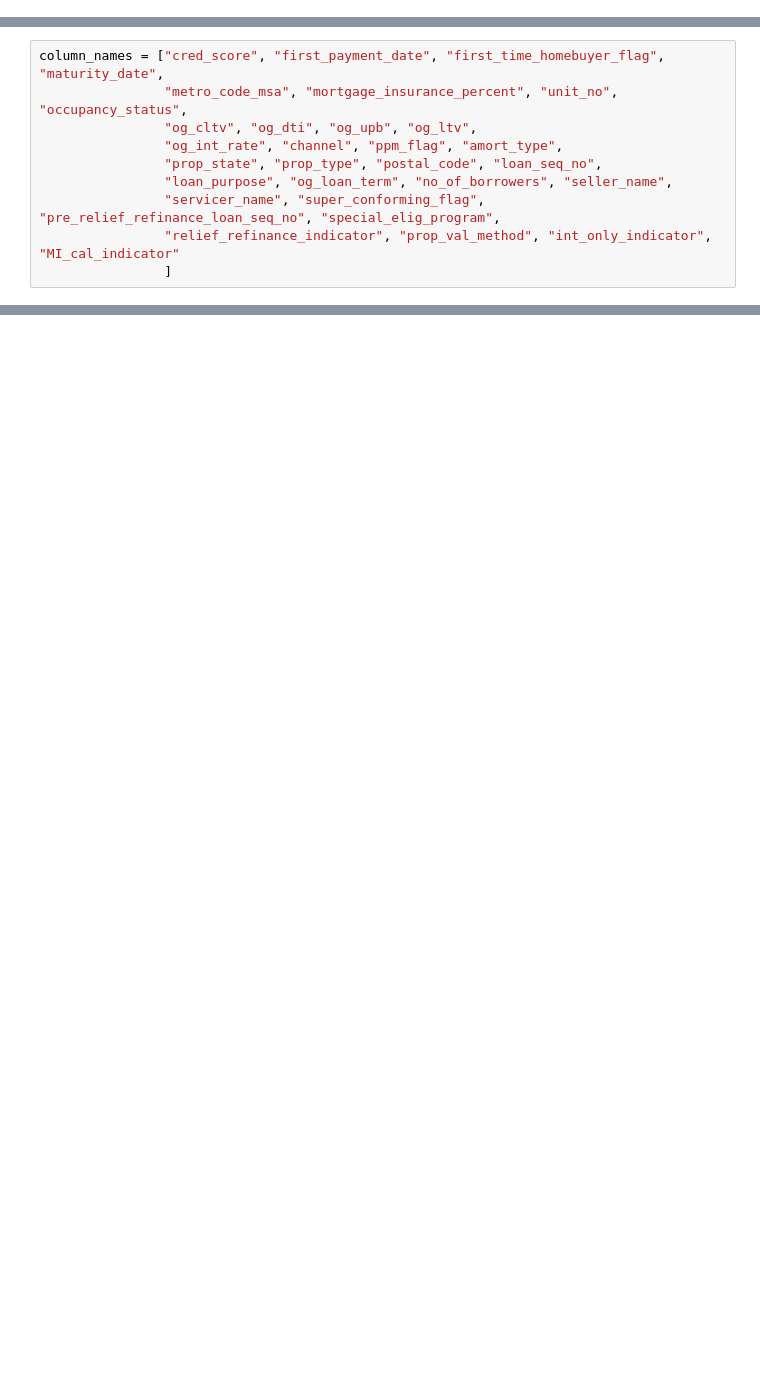
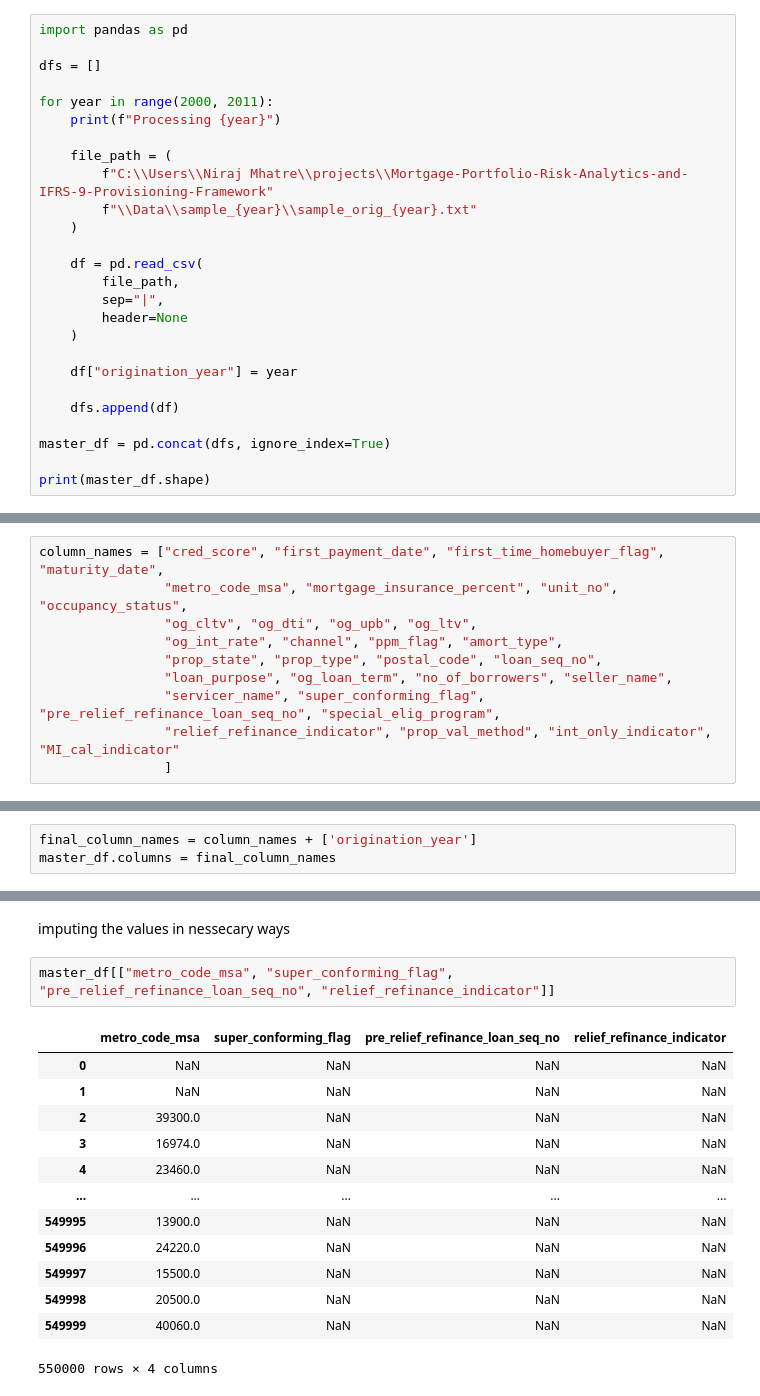
Before and after one commit to Niraj-Mhatre2003/Home_loan-Risk-Analytics, a Jupyter notebook: notebooks/01_pre_processing.ipynb, the cells around one changed output, grey strips where cells are left out. Saved outputs shown, nothing was run; the diff lists cells and outputs as text; blank space fills up the shorter version.

```diff
--- a/notebooks/01_pre_processing.ipynb
+++ b/notebooks/01_pre_processing.ipynb
@@ -19,0 +12,26 @@ orig_2004.shape
+# %%
+import pandas as pd
+
+dfs = []
+
+for year in range(2000, 2011):
+    print(f"Processing {year}")
+
+    file_path = (
+        f"C:\\Users\\Niraj Mhatre\\projects\\Mortgage-Portfolio-Risk-Analytics-and-IFRS-9-Provisioning-Framework"
+        f"\\Data\\sample_{year}\\sample_orig_{year}.txt"
+    )
+
+    df = pd.read_csv(
+        file_path,
+        sep="|",
+        header=None
+    )
+
+    df["origination_year"] = year
+
+    dfs.append(df)
+
+master_df = pd.concat(dfs, ignore_index=True)
+
+print(master_df.shape)
@@ -160,0 +61,3 @@ for col in cat_df.columns:
+# %%
+final_column_names = column_names + ['origination_year']
+master_df.columns = final_column_names
@@ -160,0 +246,18 @@ for col in cat_df.columns:
+# %% [markdown]
+imputing the values in nessecary ways
+# %%
+master_df[["metro_code_msa", "super_conforming_flag", "pre_relief_refinance_loan_seq_no", "relief_refinance_indicator"]]
+# %% [output]
+|  | metro_code_msa | super_conforming_flag | pre_relief_refinance_loan_seq_no | relief_refinance_indicator |
+| 0 | NaN | NaN | NaN | NaN |
+| 1 | NaN | NaN | NaN | NaN |
+| 2 | 39300.0 | NaN | NaN | NaN |
+| 3 | 16974.0 | NaN | NaN | NaN |
+| 4 | 23460.0 | NaN | NaN | NaN |
+| ... | ... | ... | ... | ... |
+| 549995 | 13900.0 | NaN | NaN | NaN |
+| 549996 | 24220.0 | NaN | NaN | NaN |
+| 549997 | 15500.0 | NaN | NaN | NaN |
+| 549998 | 20500.0 | NaN | NaN | NaN |
+| 549999 | 40060.0 | NaN | NaN | NaN |
+550000 rows × 4 columns
```
Also changed, not shown: parts of 53 cells of this notebook.
